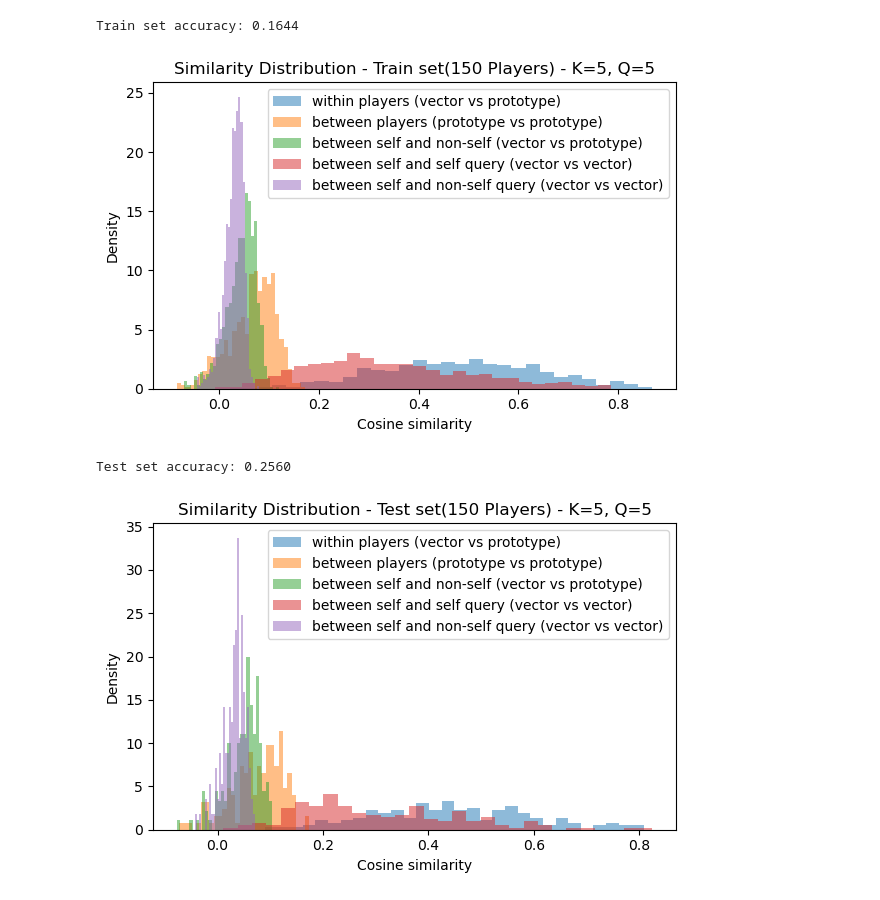
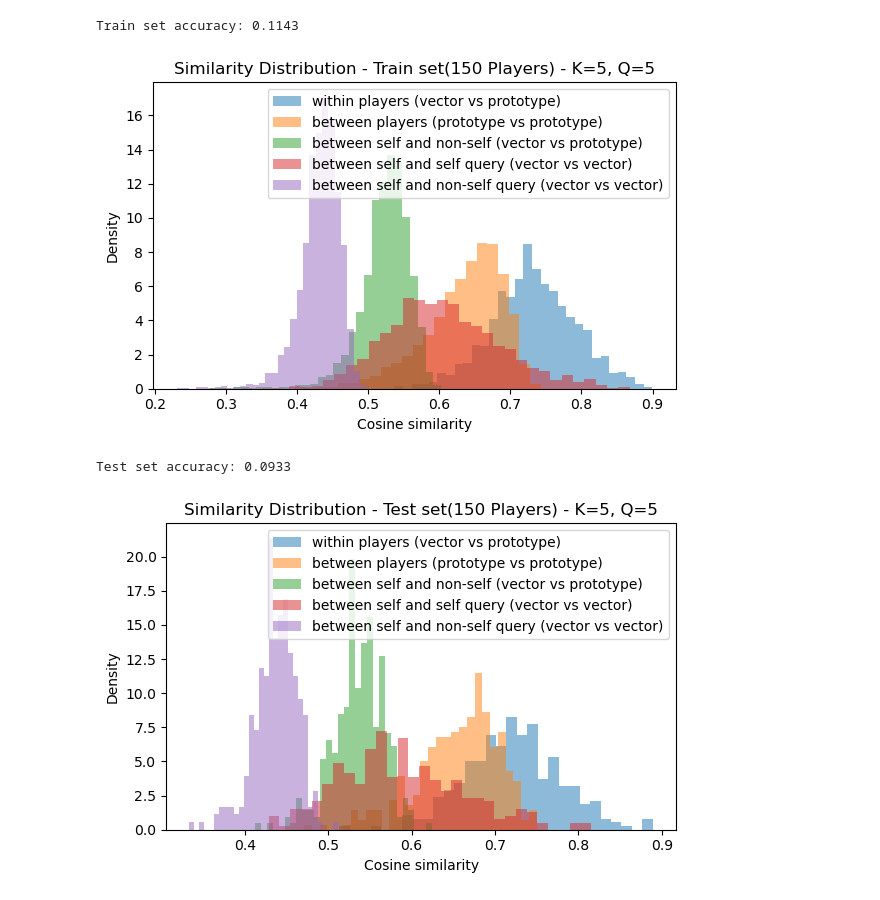
Before and after one commit to w-game/chess, a Jupyter notebook: test.ipynb, the cells around one changed output. Saved outputs shown, nothing was run; the diff lists cells and outputs as text; code cells hidden in the pictures.

```diff
--- a/test.ipynb
+++ b/test.ipynb
@@ -49,13 +49,13 @@ def load_dataset_file(path):
 encoder = TransformerEncoder(cnn_in_channels=224, state_embed_dim=256, transformer_d_model=256,
                                         num_heads=8, num_layers=3, dropout=0.1).to(device)
 
-d = torch.load('./models/trained_model/player_encoder_60 copy.pt')
+d = torch.load('./models/trained_model/player_encoder_60 copy 2.pt')
 encoder.load_state_dict(d["model_state_dict"])
 
 N = 5
 K = 5
 Q = 5
 
-test_dataset = MetaStyleDataset(load_dataset_file("test_players"), 30, N=N, K=K, Q=Q)
+test_dataset = MetaStyleDataset(load_dataset_file("test_players"), 60, rand=False, N=N, K=K, Q=Q)
 
-train_dataset = MetaStyleDataset(load_dataset_file("train_players"), 200, N=N, K=K, Q=Q)
+train_dataset = MetaStyleDataset(load_dataset_file("train_players"), 2300 // 5, rand=False, N=N, K=K, Q=Q)
@@ -251,15 +280,15 @@ def calc_query_z_class_accuracy(all_protos: torch.Tensor,
     Returns:
         accuracies: Tensor of shape [N], 每个 player 的准确率 = (预测正确数 / Q)
     """
-    N, d = all_protos.shape
-    Q = query_z.size(1)
+    _, d = all_protos.shape
+    N, Q, d = query_z.size()
 
     # 1. L2 归一化
     protos_norm = F.normalize(all_protos, dim=1)       # [N, d]
     queries_norm = F.normalize(query_z, dim=2)         # [N, Q, d]
 
     # 2. 展平所有 query 并计算相似度
-    queries_flat = queries_norm.view(N * Q, d)         # [N*Q, d]
+    queries_flat = queries_norm.view(-1, d)         # [N*Q, d]
     sims = torch.matmul(queries_flat, protos_norm.T)   # [N*Q, N]
 
     # 3. 预测标签：取相似度最高的 prototype 下标
@@ -272,38 +301,38 @@ def calc_query_z_class_accuracy(all_protos: torch.Tensor,
     # 5. 计算每条 query 的是否预测正确
     correct = (preds == true_labels).view(N, Q)        # [N, Q], bool
 
     # 6. 计算每个 player 的准确率
     accuracies = correct.float().mean(dim=1)           # [N]
 
     return accuracies
 
 
 avg_sims_between_players = sim_between_players(all_protos_train)
 avg_between_self = sim_between_self(all_protos_train, all_query_z_train)
 avg_self_non_self_proto = avg_query_vs_nonself_proto_sim(all_protos_train, all_query_z_train)
 avg_query_pairwise = avg_query_pairwise_sim(all_query_z_train)
 avg_query_vs_nonself_query = avg_query_vs_nonself_query_sim(all_query_z_train)
 
 accuracies = calc_query_z_class_accuracy(all_protos_train, all_query_z_train)
 print(f"Train set accuracy: {accuracies.mean().item():.4f}")
 
 plot_data(avg_between_self, avg_sims_between_players, avg_self_non_self_proto, avg_query_pairwise, avg_query_vs_nonself_query, "Train set(150 Players)", f"K={K}, Q={Q}")
 
 avg_sims_between_players = sim_between_players(all_protos_test)
 avg_between_self = sim_between_self(all_protos_test, all_query_z_test)
 avg_self_non_self_proto = avg_query_vs_nonself_proto_sim(all_protos_test, all_query_z_test)
 avg_query_pairwise = avg_query_pairwise_sim(all_query_z_test)
 avg_query_vs_nonself_query = avg_query_vs_nonself_query_sim(all_query_z_test)
 
-accuracies = calc_query_z_class_accuracy(all_protos_test, all_query_z_test)
+accuracies = calc_query_z_class_accuracy(torch.cat([all_protos_test,all_protos_train]), all_query_z_test)
 print(f"Test set accuracy: {accuracies.mean().item():.4f}")
 
 plot_data(avg_between_self, avg_sims_between_players, avg_self_non_self_proto, avg_query_pairwise, avg_query_vs_nonself_query, "Test set(150 Players)", f"K={K}, Q={Q}")
 # %% [output]
-Train set accuracy: 0.1644
+Train set accuracy: 0.1143
-[figure, old version]
+[figure, new version]
-Test set accuracy: 0.2560
+Test set accuracy: 0.0933
-[figure, old version]
+[figure, new version]
 # %%
 
 def embed_and_plot(
```
Also changed, not shown: parts of 3 cells of this notebook, 2 other files.
